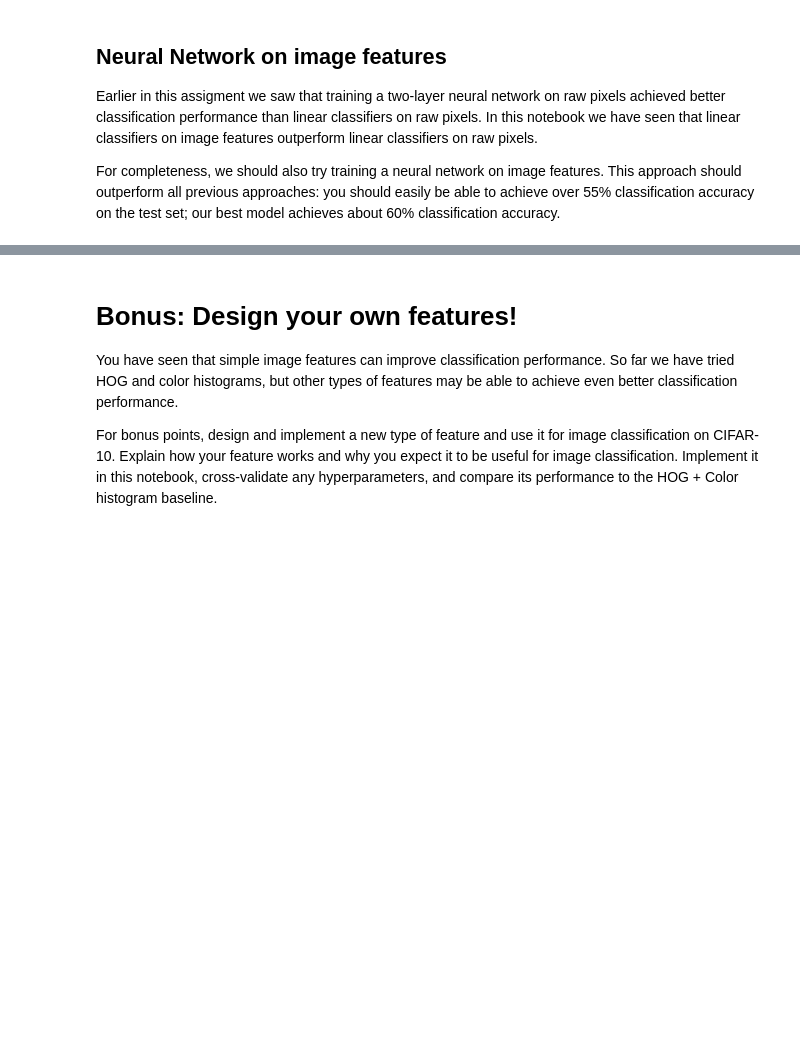
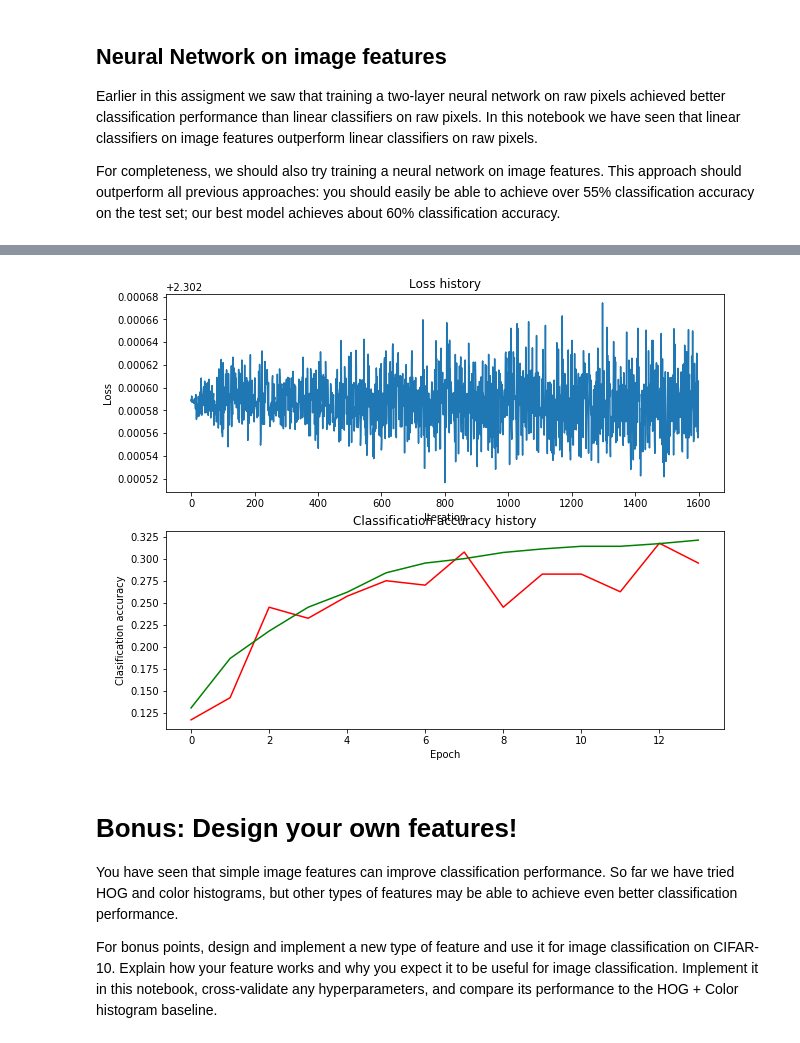
Before and after one commit to Danceiny/my_cs231n, a Jupyter notebook: assignment1/features.ipynb, the cells around one changed output, grey strips where cells are left out. Drawn from its saved outputs; the diff is of its cells as text; code cells hidden in the pictures; blank space fills up the shorter version.

```diff
--- a/assignment1/features.ipynb
+++ b/assignment1/features.ipynb
@@ -336,0 +321,67 @@ pass
+# %%
+from cs231n.classifiers.neural_net import TwoLayerNet
+
+input_dim = X_train_feats.shape[1]
+hidden_dim = 500
+num_classes = 10
+
+net = TwoLayerNet(input_dim, hidden_dim, num_classes)
+best_net = None
+best_stats = None
+results = {}
+best_val = -1
+learning_rates = [1e-3, 1.2e-3, 1.4e-3, 1.6e-3, 1.8e-3]
+regularization_strengths = [1e-4, 1e-3, 1e-2]
+
+params = [(x,y) for x in learning_rates for y in regularization_strengths ]
+for lrate, regular in params:
+    net = TwoLayerNet(input_dim, hidden_dim, num_classes)
+    # Train the network
+    stats = net.train(X_train_feats, y_train, X_val_feats, y_val,
+                      num_iters=1600, batch_size=400,
+                      learning_rate=lrate, learning_rate_decay=0.90,
+                      reg=regular, verbose=False)
+
+    # Predict on the validation set
+    accuracy_train = (net.predict(X_train_feats) == y_train).mean()
+    accuracy_val = (net.predict(X_val_feats) == y_val).mean()
+    results[(lrate, regular)] = (accuracy_train, accuracy_val)
+    print accuracy_train, accuracy_val
+    if( best_val < accuracy_val ):
+        best_val = accuracy_val
+        best_net = net
+        best_stats = stats
+
+# Print out results.
+for lr, reg in sorted(results):
+    train_accuracy, val_accuracy = results[(lr, reg)]
+    print 'lr %e reg %e train accuracy: %f val accuracy: %f' % (
+                lr, reg, train_accuracy, val_accuracy)
+
+print 'best validation accuracy achieved during cross-validation: %f' % best_val
+
+# Plot the loss function and train / validation accuracies
+plt.subplot(2, 1, 1)
+plt.plot(best_stats['loss_history'])
+plt.title('Loss history')
+plt.xlabel('Iteration')
+plt.ylabel('Loss')
+
+plt.subplot(2, 1, 2)
+plt.plot(best_stats['train_acc_history'], label='train',color='r')
+plt.plot(best_stats['val_acc_history'], label='val',color='g')
+plt.title('Classification accuracy history')
+plt.xlabel('Epoch')
+plt.ylabel('Clasification accuracy')
+plt.show()
+
+################################################################################
+# TODO: Train a two-layer neural network on image features. You may want to    #
+# cross-validate various parameters as in previous sections. Store your best   #
+# model in the best_net variable.                                              #
+################################################################################
+pass
+################################################################################
+#                              END OF YOUR CODE                                #
+################################################################################
+# %% [output]
@@ -337,3 +405,4 @@ pass
+[figure, added]
 # %%
 # Run your neural net classifier on the test set. You should be able to
 # get more than 55% accuracy.
```
Also changed, not shown: parts of 4 cells of this notebook, 2 other files.
